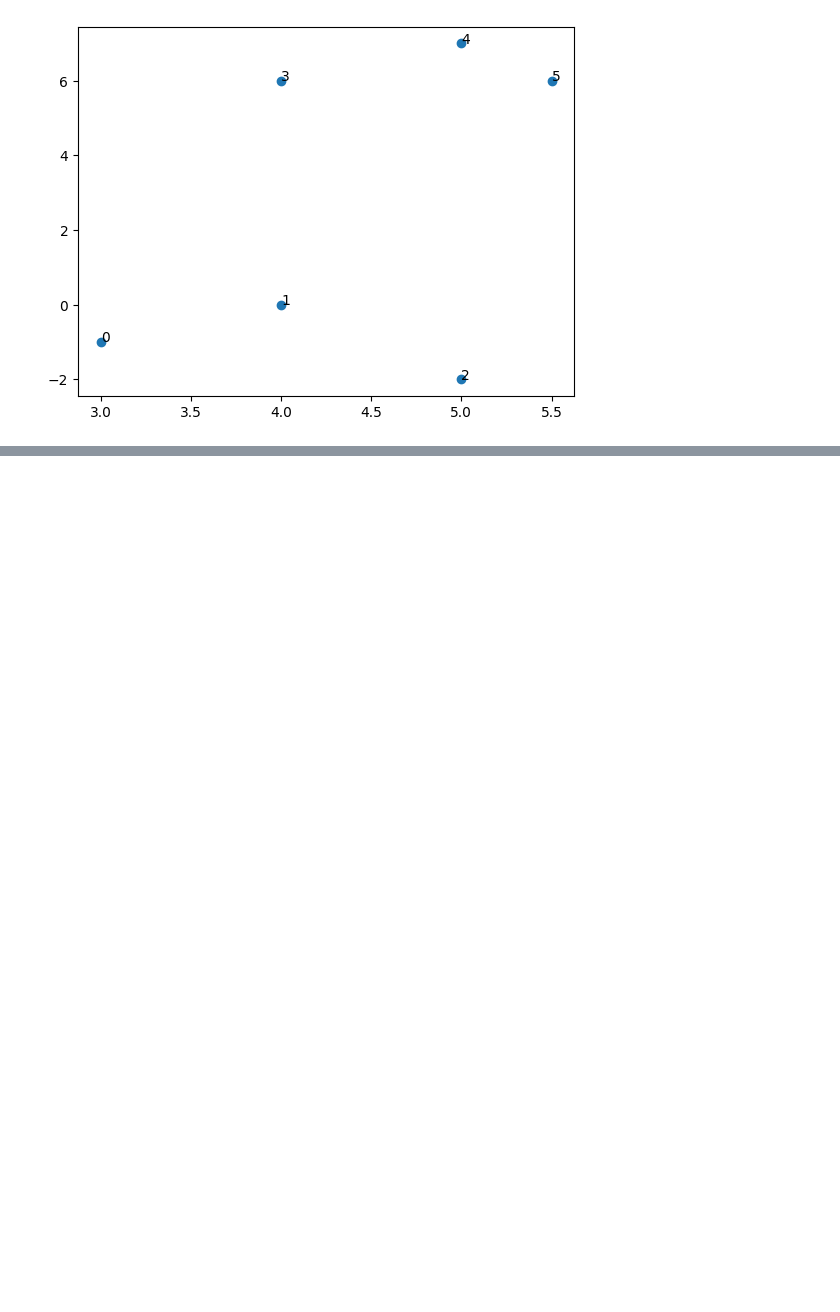
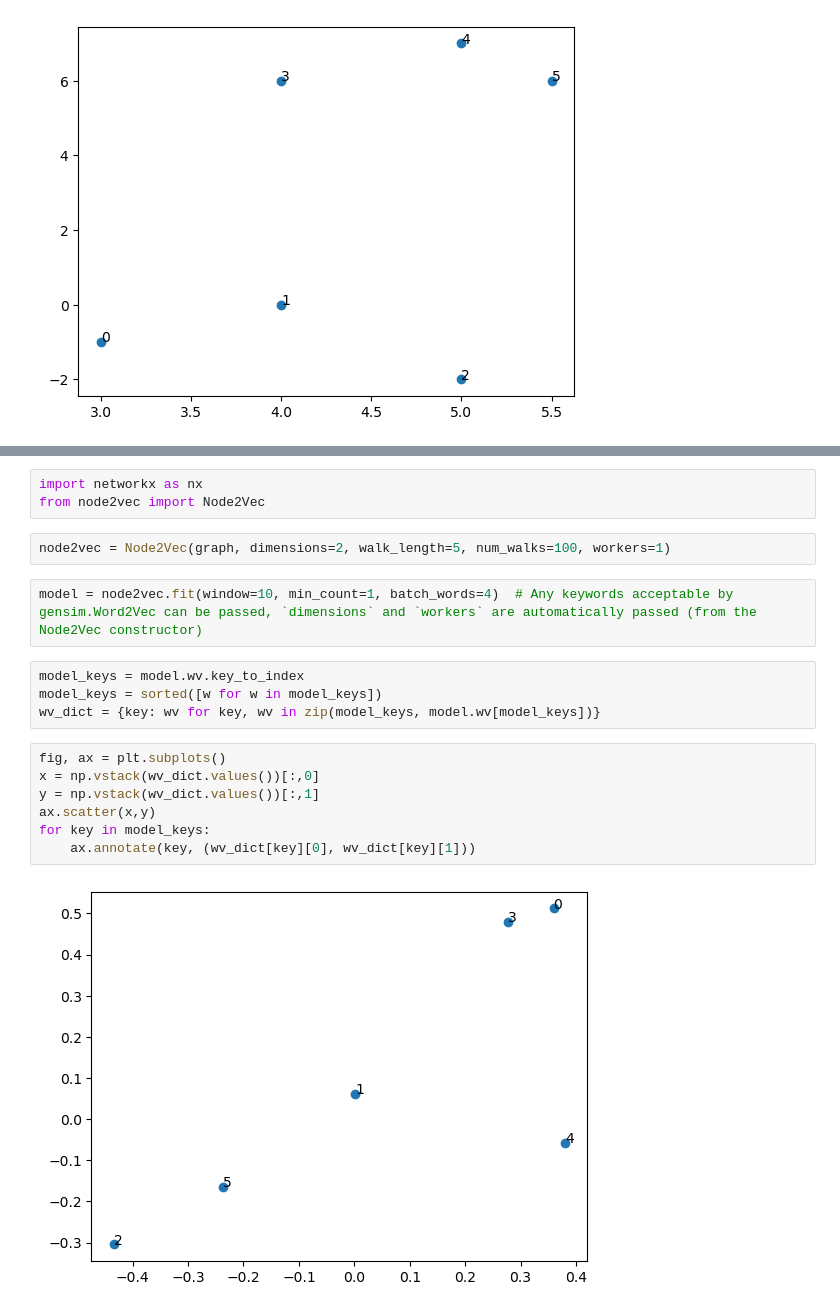
Before and after one commit to radajakub/GML-dim-reduction, a Jupyter notebook: notebooks/example.ipynb, the cells around one changed output, grey strips where cells are left out. Drawn from its saved outputs; the diff is of its cells as text; blank space fills up the shorter version.

Commit message:
Node2vec in examples.py second commit

```diff
--- a/notebooks/example.ipynb
+++ b/notebooks/example.ipynb
@@ -38,0 +39,20 @@ _ = nx.draw_networkx_edge_labels(graph, pos=layout, edge_labels=labels)
+# %%
+import networkx as nx
+from node2vec import Node2Vec
+# %%
+node2vec = Node2Vec(graph, dimensions=2, walk_length=5, num_walks=100, workers=1)
+# %%
+model = node2vec.fit(window=10, min_count=1, batch_words=4)  # Any keywords acceptable by gensim.Word2Vec can be passed, `dimensions` and `workers` are automatically passed (from the Node2Vec constructor)
+# %%
+model_keys = model.wv.key_to_index
+model_keys = sorted([w for w in model_keys])
+wv_dict = {key: wv for key, wv in zip(model_keys, model.wv[model_keys])}
+# %%
+fig, ax = plt.subplots()
+x = np.vstack(wv_dict.values())[:,0]
+y = np.vstack(wv_dict.values())[:,1]
+ax.scatter(x,y)
+for key in model_keys:
+    ax.annotate(key, (wv_dict[key][0], wv_dict[key][1]))
+# %% [output]
+[figure, added]
```
Also changed, not shown: parts of 4 cells of this notebook, 1 other file.
